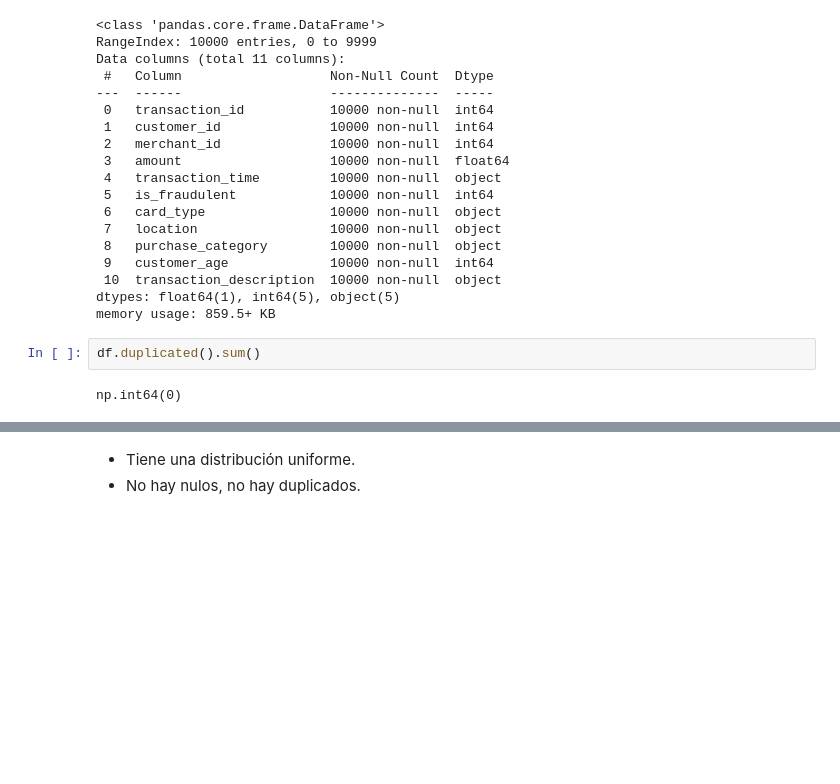
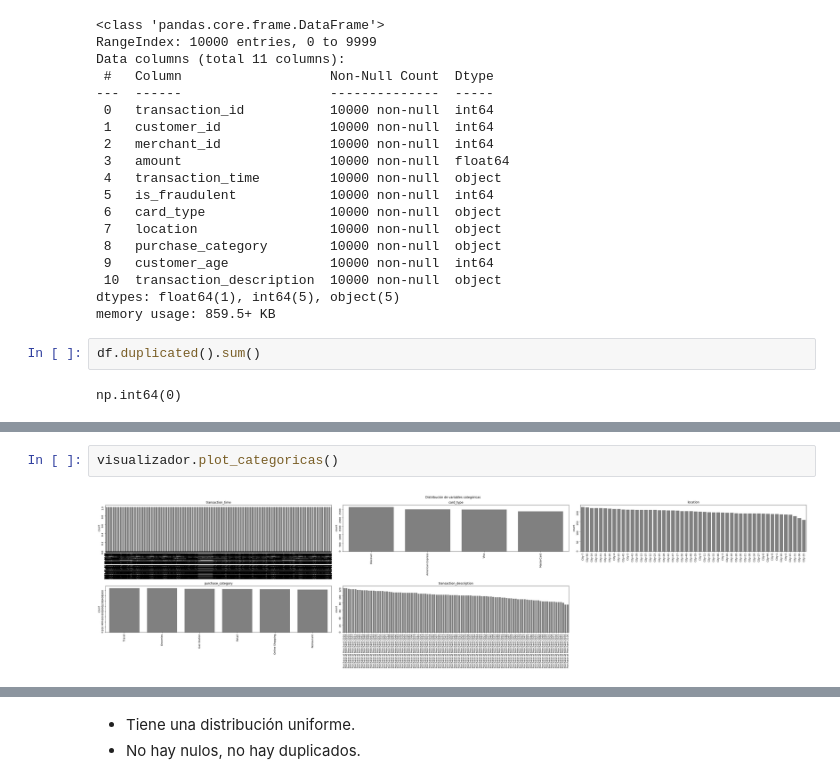
Before and after one commit to Ivan-BV/labotarotio-modulo8-logistica, a Jupyter notebook: modulo8-leccion08-preprocesamiento-logistica.ipynb, the cells around one changed output, grey strips where cells are left out. Drawn from its saved outputs; the diff is of its cells as text; blank space fills up the shorter version.

```diff
--- a/modulo8-leccion08-preprocesamiento-logistica.ipynb
+++ b/modulo8-leccion08-preprocesamiento-logistica.ipynb
@@ -169,0 +215,4 @@ np.int64(0)
+# %%
+visualizador.plot_categoricas()
+# %% [output]
+[figure, added]
```
Also changed, not shown: parts of 16 cells of this notebook, 2 other files.
